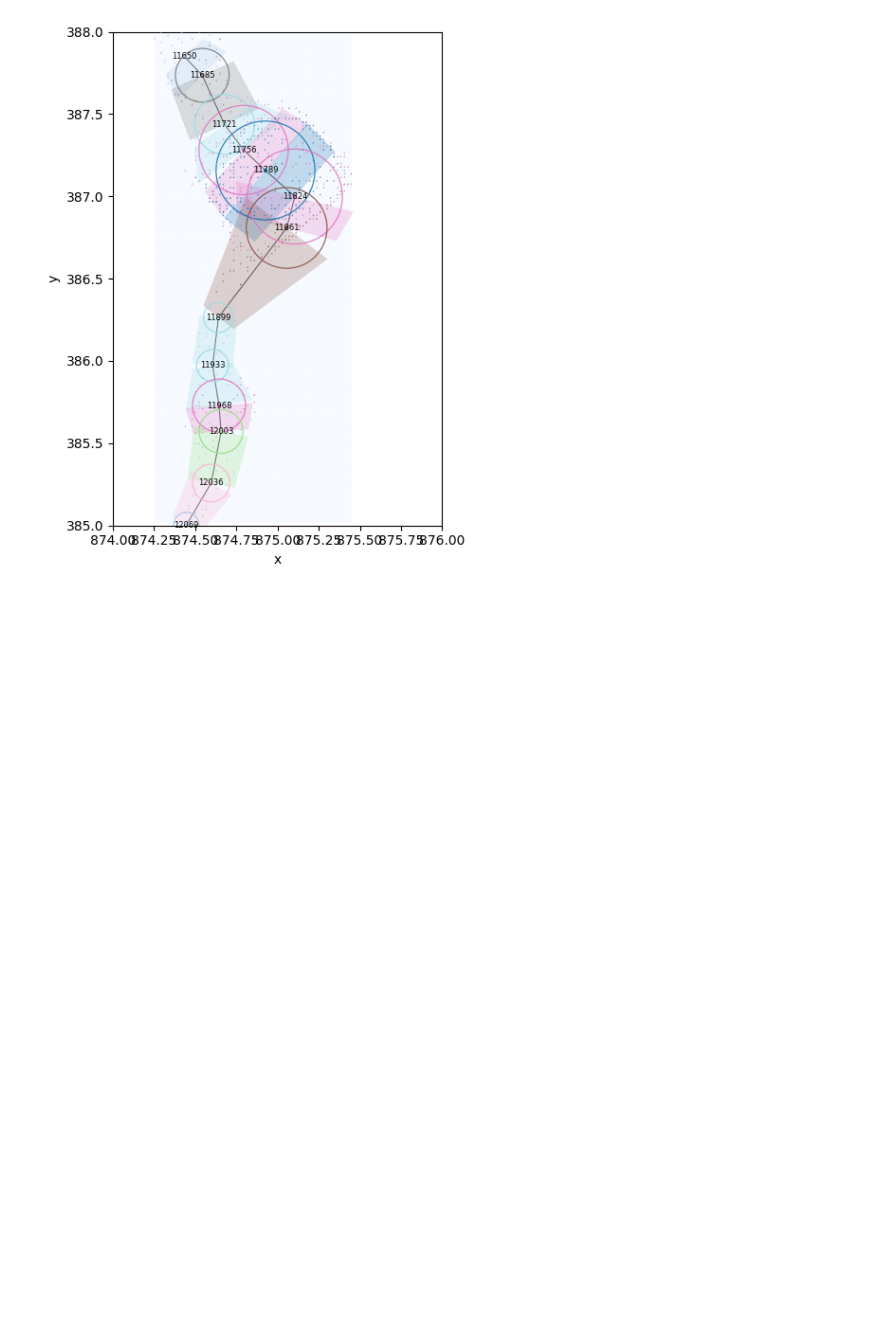
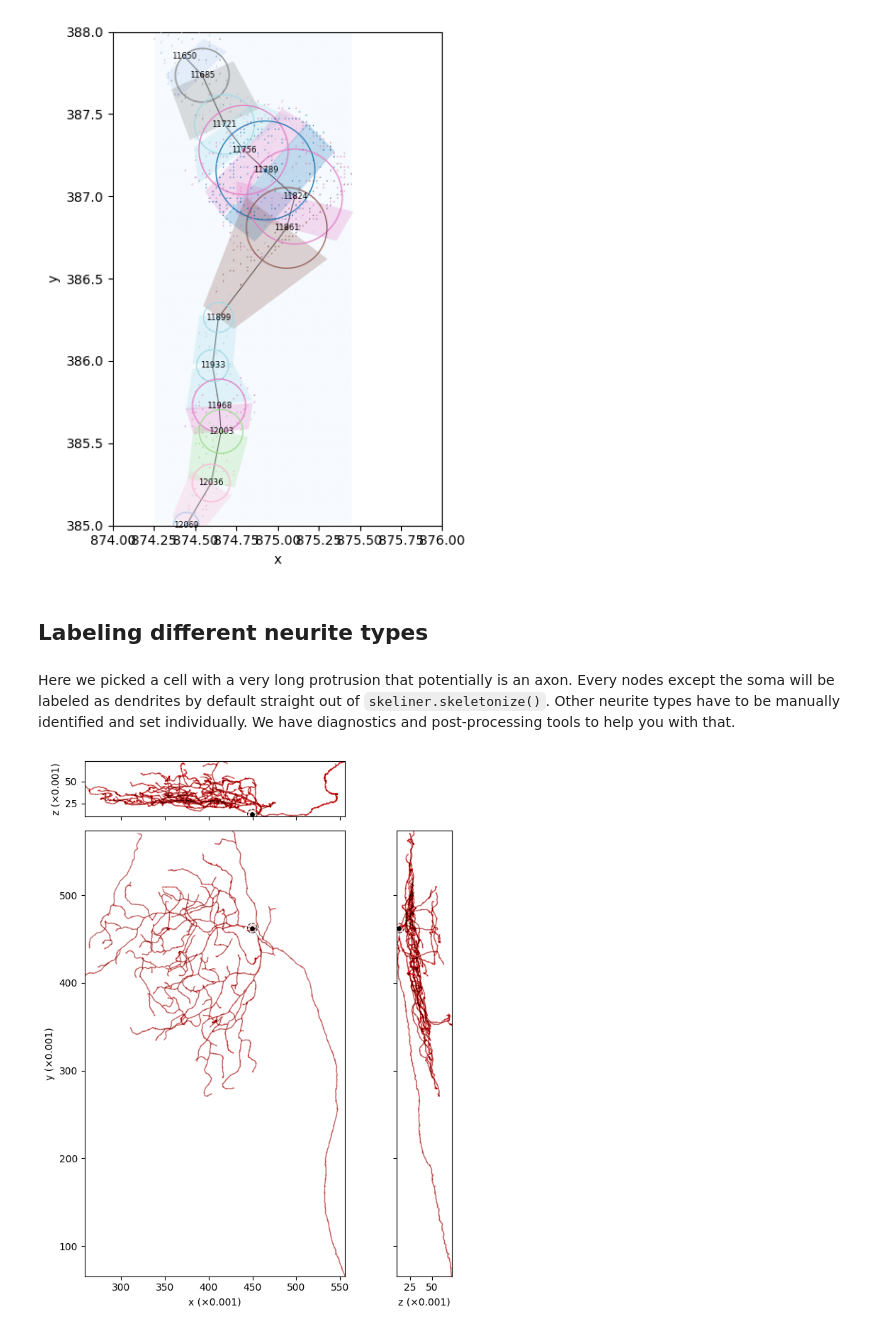
Before and after one commit to berenslab/skeliner, a Jupyter notebook: notebooks/example.post.ipynb, the cells around one changed output. Saved outputs shown, nothing was run; the diff lists cells and outputs as text; code cells hidden in the pictures; blank space fills up the shorter version.

Commit message:
change: plot ntype in colors optionally; update: new sections in example.post.ipynb

```diff
--- a/notebooks/example.post.ipynb
+++ b/notebooks/example.post.ipynb
@@ -194,3 +196,14 @@ sk.plot.details(
 # %% [output]
 (<Figure size 600x600 with 1 Axes>, <Axes: xlabel='x', ylabel='y'>)
 [figure]
+# %% [markdown]
+## Labeling different neurite types
+# %%
+name = 720575940550605504
+skel = sk.io.load_swc(f"../dev/temp_io/{name}.swc")
+# %% [markdown]
+Here we picked a cell with a very long protrusion that potentially is an axon. Every nodes except the soma will be labeled as dendrites by default straight out of `skeliner.skeletonize()`. Other neurite types have to be manually identified and set individually. We have diagnostics and post-processing tools to help you with that.
+# %%
+fig, ax = sk.plot.threeviews(skel)
+# %% [output]
+[figure, added]
```
Also changed, not shown: parts of 18 cells of this notebook, 3 other files.
